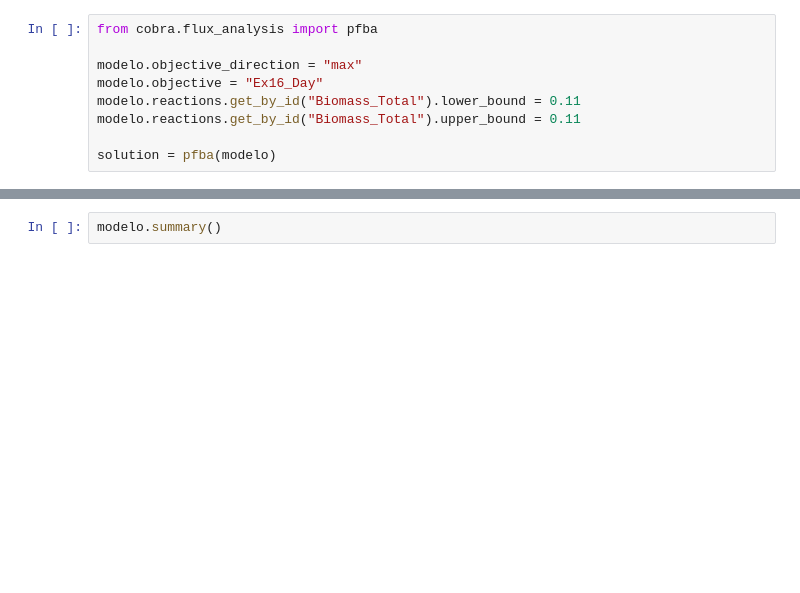
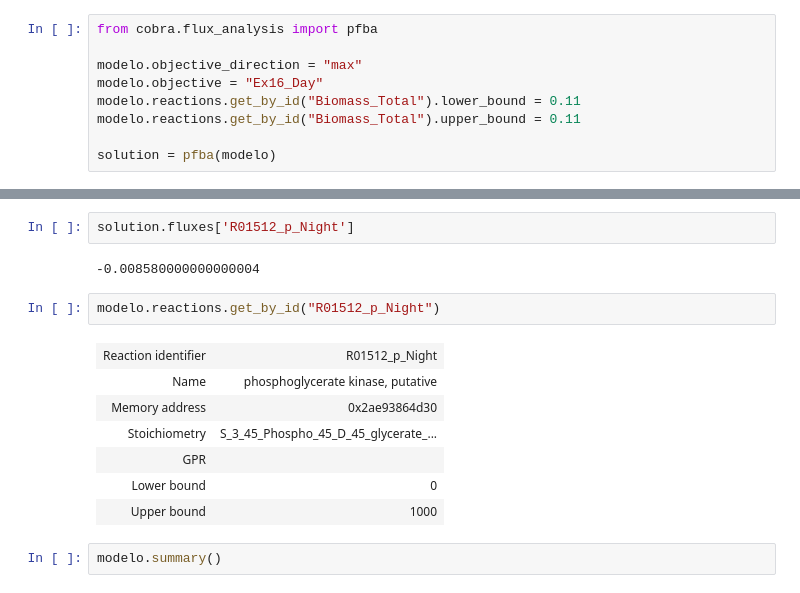
Before and after one commit to LucianaMartins26/DielModels, a Jupyter notebook: examples/(draft) Biosynthesis_reactions_fluxes.ipynb, the cells around one changed output, grey strips where cells are left out. Saved outputs shown, nothing was run; the diff lists cells and outputs as text; blank space fills up the shorter version.

```diff
--- a/examples/(draft) Biosynthesis_reactions_fluxes.ipynb
+++ b/examples/(draft) Biosynthesis_reactions_fluxes.ipynb
@@ -14,3 +21,17 @@ solution = pfba(modelo)
+# %%
+solution.fluxes['R01512_p_Night']
+# %% [output]
+-0.008580000000000004
+# %%
+modelo.reactions.get_by_id("R01512_p_Night")
+# %% [output]
+| Reaction identifier | R01512_p_Night |
+| Name | phosphoglycerate kinase, putative |
+| Memory address | 0x2ae93864d30 |
+| Stoichiometry | S_3_45_Phospho_45_D_45_glycerate_... |
+| GPR |  |
+| Lower bound | 0 |
+| Upper bound | 1000 |
 # %%
 modelo.summary()
 # %% [output]
```
Also changed, not shown: parts of 3 cells of this notebook, 1 other file.
